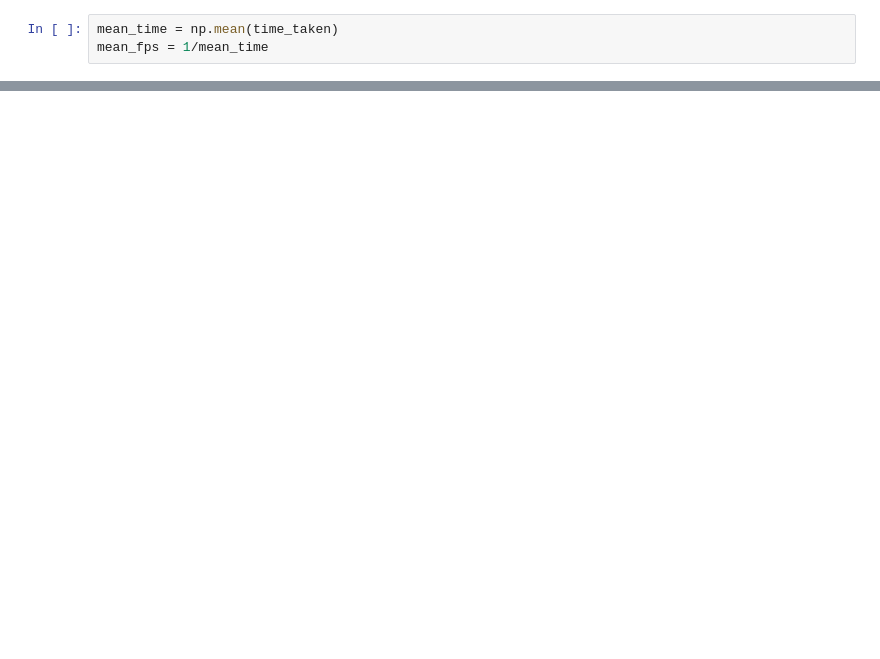
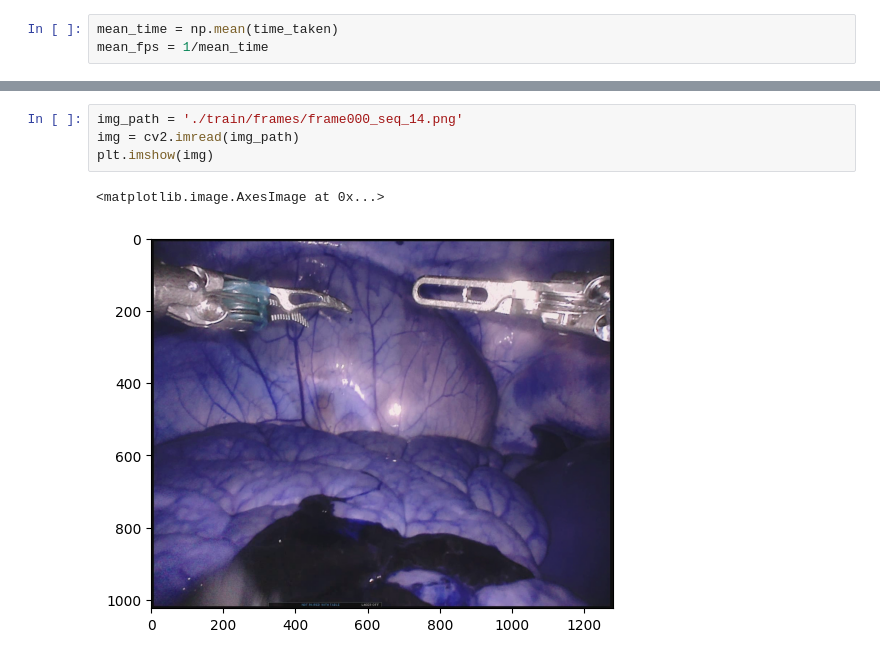
Before and after one commit to JoshuaR26/U-Net-Surgical-Tool-Segmentation, a Jupyter notebook: predict.ipynb, the cells around one changed output, grey strips where cells are left out. Cells and saved outputs as stored; diff of their text form; blank space fills up the shorter version.

```diff
--- a/predict.ipynb
+++ b/predict.ipynb
@@ -83,0 +205,7 @@ Mean Time:  0.27396 - Mean FPS:  3.65012
+# %%
+img_path = './train/frames/frame000_seq_14.png'
+img = cv2.imread(img_path)
+plt.imshow(img)
+# %% [output]
+<matplotlib.image.AxesImage at 0x...>
+[figure, added]
```
Also changed, not shown: parts of 16 cells of this notebook, 8 other files.
